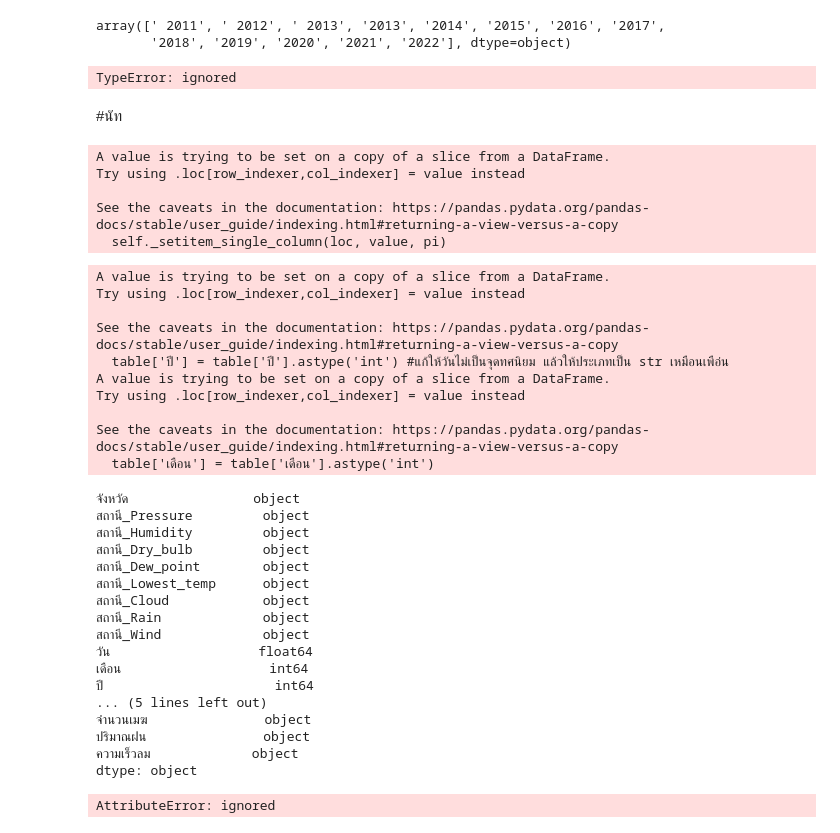
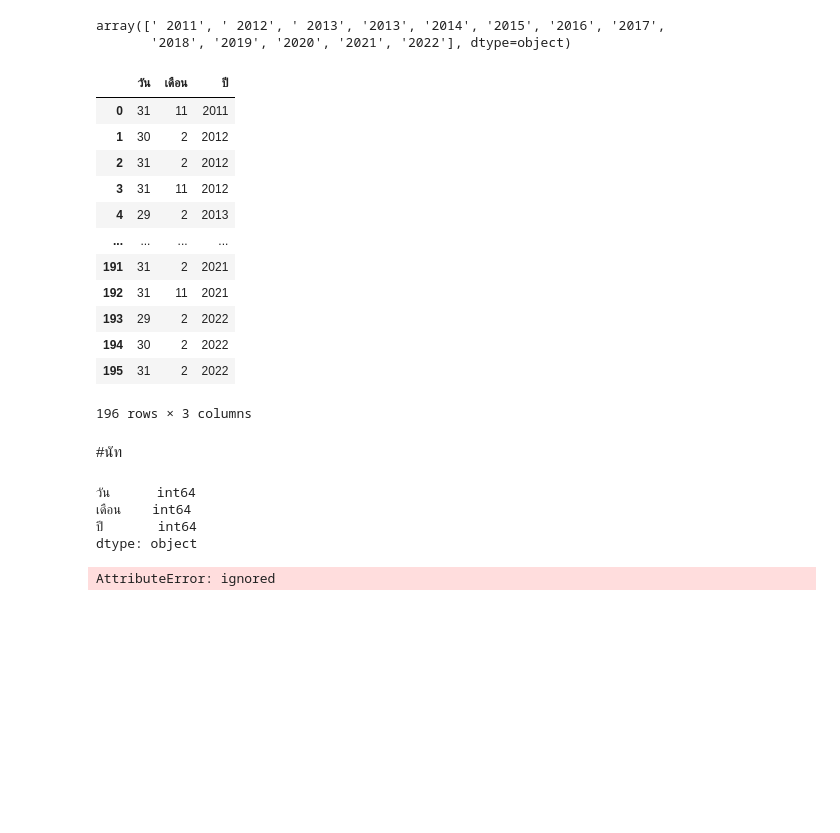
Before and after one commit to NarawitPrathansap/bsc_dpbm22, a Jupyter notebook: สำเนาของ_GroupsQuiz.ipynb, the cells around one changed output. Drawn from its saved outputs; the diff is of its cells as text; code cells hidden in the pictures; blank space fills up the shorter version.

```diff
--- a/สำเนาของ_GroupsQuiz.ipynb
+++ b/สำเนาของ_GroupsQuiz.ipynb
@@ -2675,11 +2675,28 @@ for row in table.iterrows():
       max1=28
   if(dd<1 or dd>max1):
     data1 = { }
-    data1['วัน']
-    s.append(dd,mm,yy)
-    print(dd)
+    data1['วัน'] = dd
+    data1['เดือน'] = int(mm)
+    data1['ปี'] = yy
+    s.append(data1)
+    #print(dd)
+table = pd.DataFrame(s)
-# %% [output]
-TypeError: ignored
+# %%
+table
+# %% [output]
+|  | วัน | เดือน | ปี |
+| 0 | 31 | 11 | 2011 |
+| 1 | 30 | 2 | 2012 |
+| 2 | 31 | 2 | 2012 |
+| 3 | 31 | 11 | 2012 |
+| 4 | 29 | 2 | 2013 |
+| ... | ... | ... | ... |
+| 191 | 31 | 2 | 2021 |
+| 192 | 31 | 11 | 2021 |
+| 193 | 29 | 2 | 2022 |
+| 194 | 30 | 2 | 2022 |
+| 195 | 31 | 2 | 2022 |
+196 rows × 3 columns
 # %% [markdown]
 #นัท
 # %%
@@ -2687,44 +2704,15 @@ TypeError: ignored
 table.loc[table['ปี'] == ' 2011','ปี'] = '2011'
 table.loc[table['ปี'] == ' 2012','ปี'] = '2012'
 table.loc[table['ปี'] == ' 2013','ปี'] = '2013'
-# %% [output]
-A value is trying to be set on a copy of a slice from a DataFrame.
-Try using .loc[row_indexer,col_indexer] = value instead
-
-See the caveats in the documentation: https://pandas.pydata.org/pandas-docs/stable/user_guide/indexing.html#returning-a-view-versus-a-copy
-  self._setitem_single_column(loc, value, pi)
 # %%
 table['ปี'] = table['ปี'].astype('int') #แก้ให้วันไม่เป็นจุดทศนิยม แล้วให้ประเภทเป็น str เหมือนเพือ่น
 table['เดือน'] = table['เดือน'].astype('int')
 table.dtypes
 # %% [output]
-A value is trying to be set on a copy of a slice from a DataFrame.
-Try using .loc[row_indexer,col_indexer] = value instead
-
-See the caveats in the documentation: https://pandas.pydata.org/pandas-docs/stable/user_guide/indexing.html#returning-a-view-versus-a-copy
-  table['ปี'] = table['ปี'].astype('int') #แก้ให้วันไม่เป็นจุดทศนิยม แล้วให้ประเภทเป็น str เหมือนเพือ่น
-A value is trying to be set on a copy of a slice from a DataFrame.
-Try using .loc[row_indexer,col_indexer] = value instead
-
-See the caveats in the documentation: https://pandas.pydata.org/pandas-docs/stable/user_guide/indexing.html#returning-a-view-versus-a-copy
-  table['เดือน'] = table['เดือน'].astype('int')
+วัน      int64
+เดือน    int64
+ปี       int64
+dtype: object
-จังหวัด                object
-สถานี_Pressure         object
-สถานี_Humidity         object
-สถานี_Dry_bulb         object
-สถานี_Dew_point        object
-สถานี_Lowest_temp      object
-สถานี_Cloud            object
-สถานี_Rain             object
-สถานี_Wind             object
-วัน                   float64
-เดือน                   int64
-ปี                      int64
-... (5 lines left out)
-จำนวนเมฆ               object
-ปริมาณฝน               object
-ความเร็วลม             object
-dtype: object
 # %%
 A = list()
 for index , row in table.iterrows():
```
Also changed, not shown: parts of 1 cell of this notebook.
